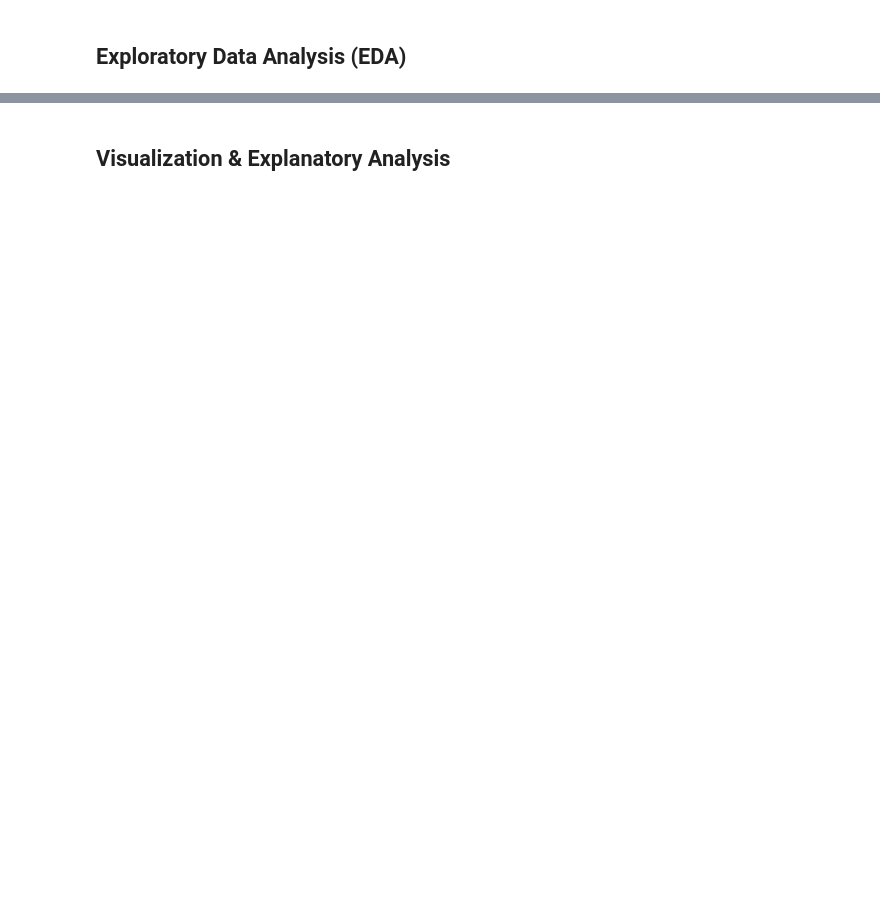
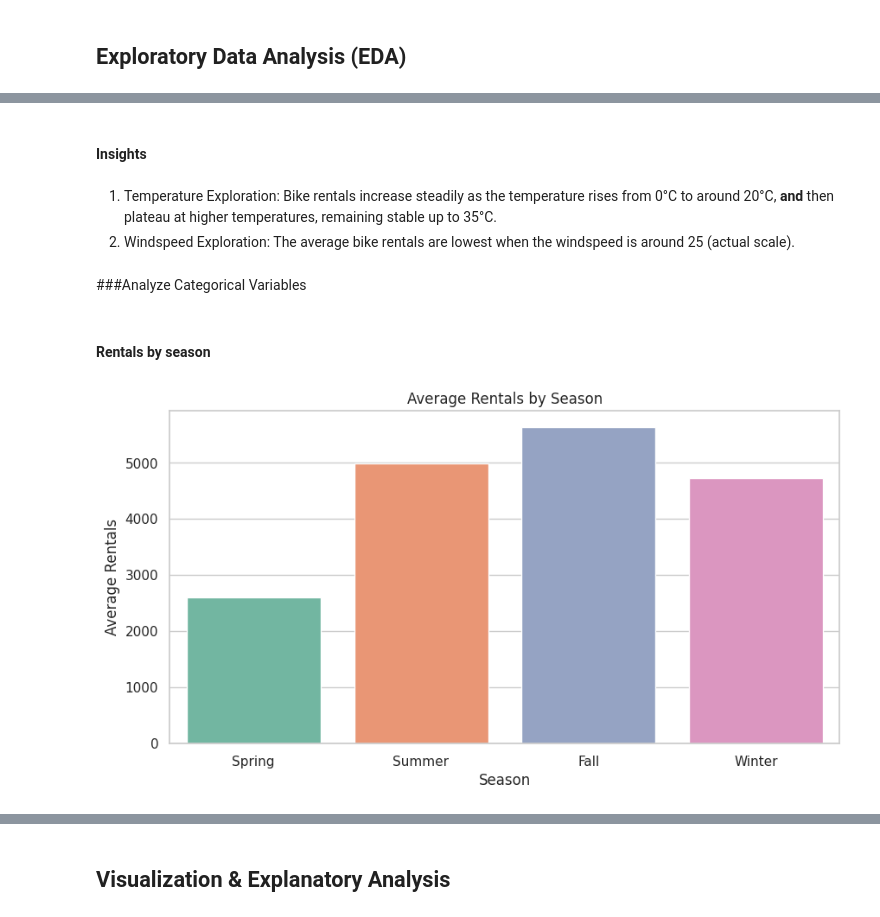
Before and after one commit to aimldlnlp/Data-Analysis-Project-Dicoding, a Jupyter notebook: Data_Analysis_Project_Dicoding.ipynb, the cells around one changed output, grey strips where cells are left out. Saved outputs shown, nothing was run; the diff lists cells and outputs as text; code cells hidden in the pictures; blank space fills up the shorter version.

```diff
--- a/Data_Analysis_Project_Dicoding.ipynb
+++ b/Data_Analysis_Project_Dicoding.ipynb
@@ -42,0 +217,21 @@
+# %% [markdown]
+#### Insights
+# %% [markdown]
+
+1. Temperature Exploration: Bike rentals increase steadily as the temperature rises from 0°C to around 20°C, **and** then plateau at higher temperatures, remaining stable up to 35°C.
+2. Windspeed Exploration: The average bike rentals are lowest when the windspeed is around 25 (actual scale).
+# %% [markdown]
+###Analyze Categorical Variables
+# %% [markdown]
+#### Rentals by season
+# %%
+plt.figure(figsize=(10, 5))
+season_avg_rentals = df_day.groupby('season')['cnt'].mean().reset_index()
+sns.barplot(data=season_avg_rentals, x='season', y='cnt', palette='Set2')
+plt.title("Average Rentals by Season")
+plt.xlabel("Season")
+plt.ylabel("Average Rentals")
+plt.xticks(ticks=[0, 1, 2, 3], labels=['Spring', 'Summer', 'Fall', 'Winter'])
+plt.show()
+# %% [output]
+[figure, added]
```
Also changed, not shown: parts of 51 cells of this notebook.
